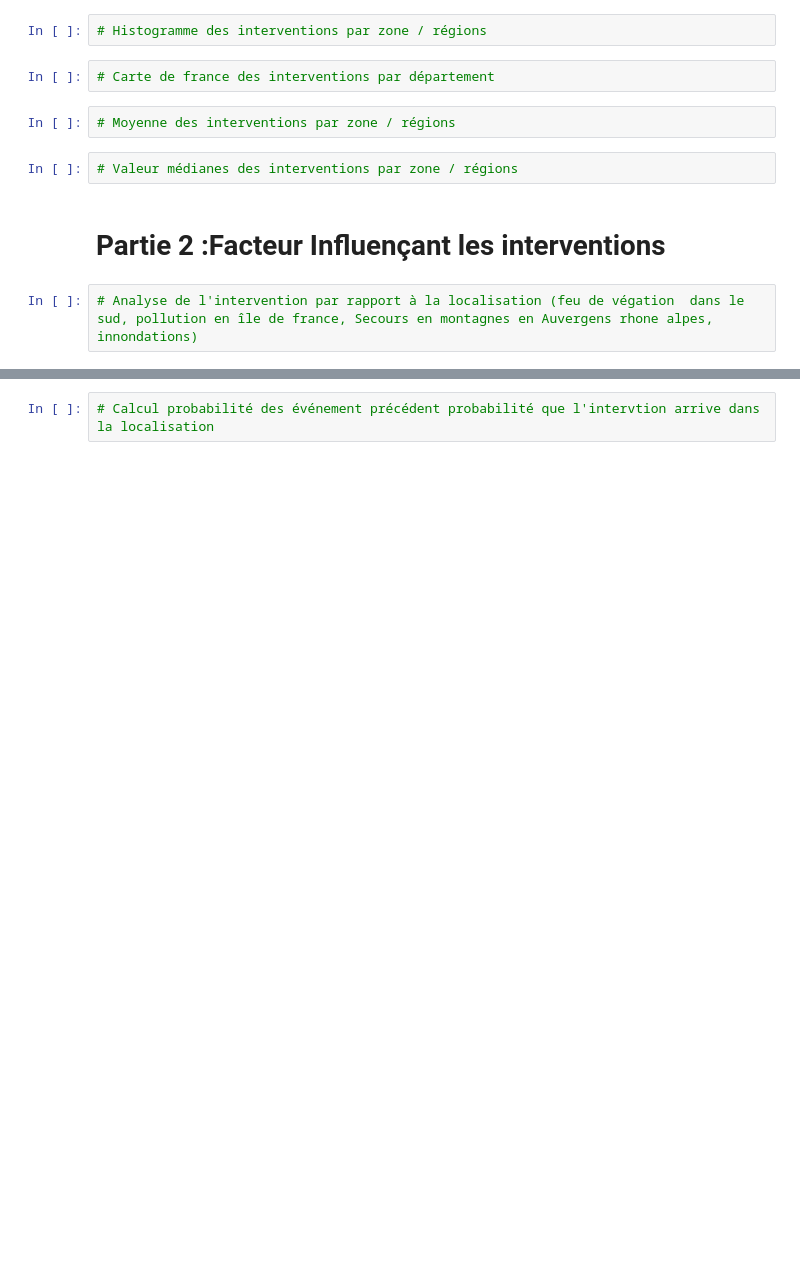
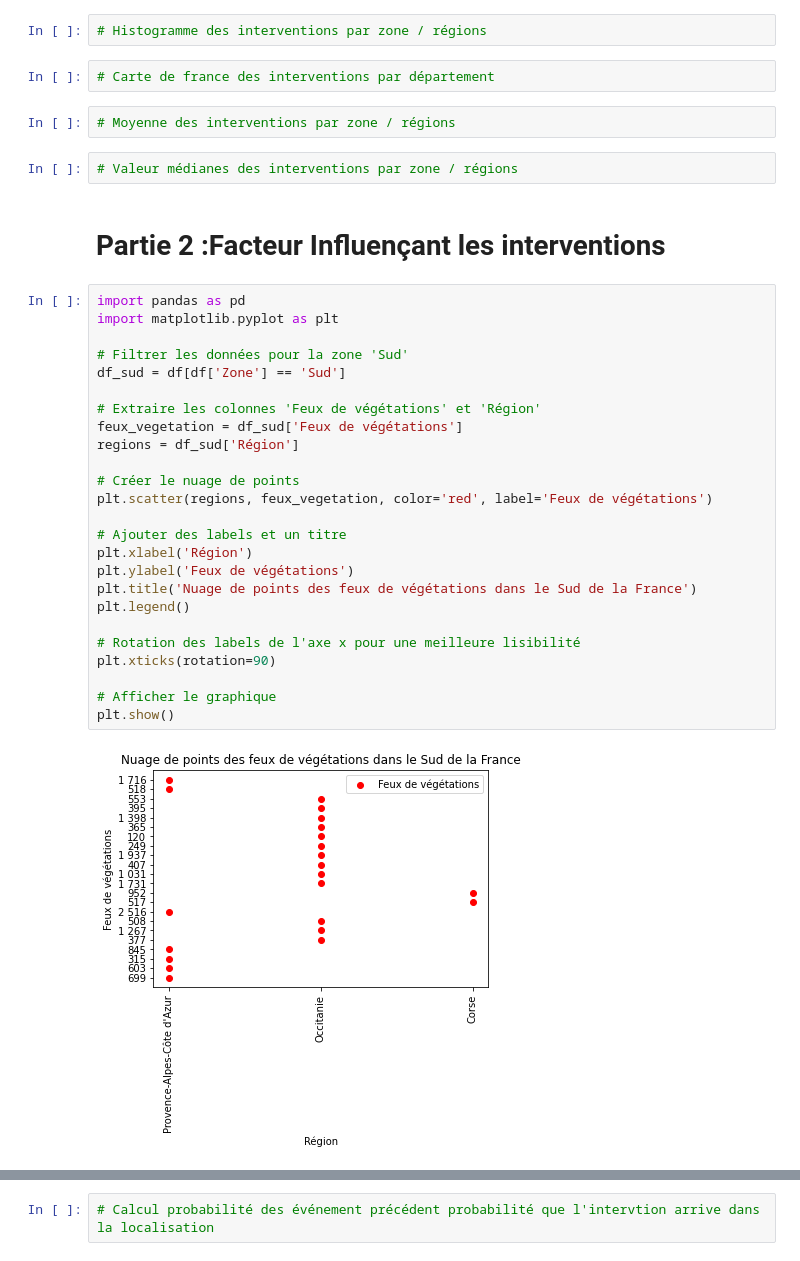
Before and after one commit to Clement-Szewczyk/L3SDN_Projet_Proba, a Jupyter notebook: Projet.ipynb, the cells around one changed output, grey strips where cells are left out. Drawn from its saved outputs; the diff is of its cells as text; blank space fills up the shorter version.

```diff
--- a/Projet.ipynb
+++ b/Projet.ipynb
@@ -162,5 +162,30 @@ Colonnes: 71
 # Valeur médianes des interventions par zone / régions
 # %% [markdown]
 # Partie 2 :Facteur Influençant les interventions
-# %%
-# Analyse de l'intervention par rapport à la localisation (feu de végation  dans le sud, pollution en île de france, Secours en montagnes en Auvergens rhone alpes, innondations)
+# %%
+import pandas as pd
+import matplotlib.pyplot as plt
+
+# Filtrer les données pour la zone 'Sud'
+df_sud = df[df['Zone'] == 'Sud']
+
+# Extraire les colonnes 'Feux de végétations' et 'Région'
+feux_vegetation = df_sud['Feux de végétations']
+regions = df_sud['Région']
+
+# Créer le nuage de points
+plt.scatter(regions, feux_vegetation, color='red', label='Feux de végétations')
+
+# Ajouter des labels et un titre
+plt.xlabel('Région')
+plt.ylabel('Feux de végétations')
+plt.title('Nuage de points des feux de végétations dans le Sud de la France')
+plt.legend()
+
+# Rotation des labels de l'axe x pour une meilleure lisibilité
+plt.xticks(rotation=90)
+
+# Afficher le graphique
+plt.show()
+# %% [output]
+[figure, added]
```
Also changed, not shown: parts of 3 cells of this notebook.
